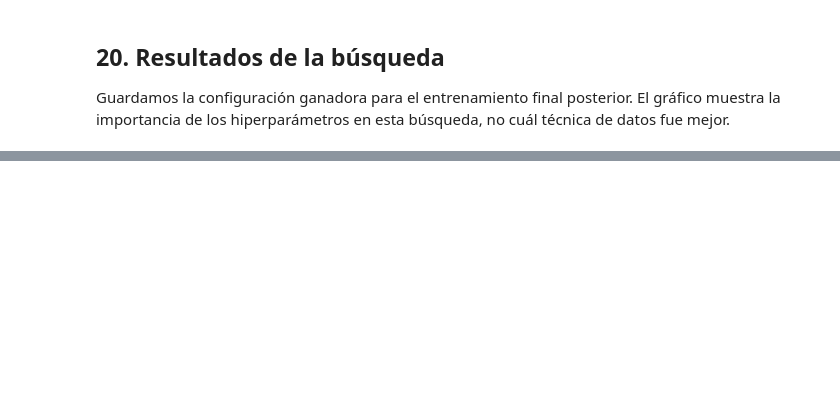
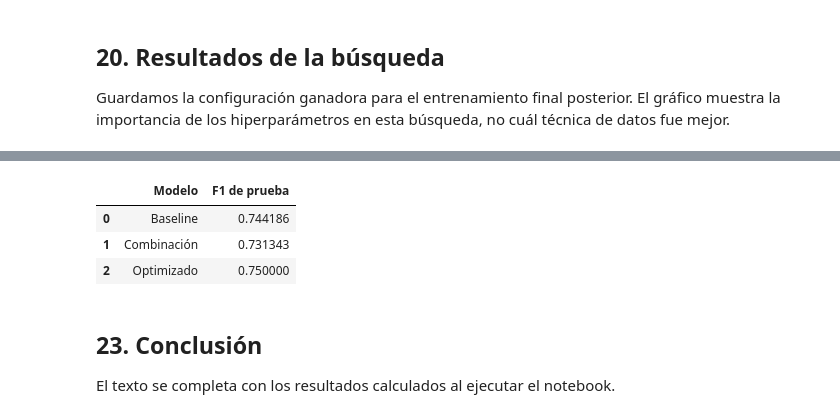
Before and after one commit to memo124/Feature_Engineering_Seleccion_y_creacion_de_variables_predictoras, a Jupyter notebook: main.ipynb, the cells around one changed output, grey strips where cells are left out. Drawn from its saved outputs; the diff is of its cells as text; code cells hidden in the pictures; blank space fills up the shorter version.

```diff
--- a/main.ipynb
+++ b/main.ipynb
@@ -447,0 +629,11 @@ print("Parámetro con mayor importancia calculada:", most_important_param)
+# %%
+# Cada modelo tiene su propio codificador y sus propias copias.
+final_combined_train = X_final_features.copy()
+final_combined_test = X_test_features.copy()
+final_combined_encoder = TargetEncoder(target_type="binary", random_state=42)
+final_combined_train["Ticket_encoded"] = final_combined_encoder.fit_transform(final_tickets, y_final).ravel()
+final_combined_test["Ticket_encoded"] = final_combined_encoder.transform(test_tickets).ravel()
+
+final_combined = clone(combined_model)
+
+final_combined.fit(final_combined_train, y_final)
@@ -447,0 +656,17 @@ print("Parámetro con mayor importancia calculada:", most_important_param)
+# %%
+# Cada modelo tiene su propio codificador y sus propias copias.
+final_optimized_train = X_final_features.copy()
+final_optimized_test = X_test_features.copy()
+final_optimized_encoder = TargetEncoder(target_type="binary", random_state=42)
+final_optimized_train["Ticket_encoded"] = final_optimized_encoder.fit_transform(final_tickets, y_final).ravel()
+final_optimized_test["Ticket_encoded"] = final_optimized_encoder.transform(test_tickets).ravel()
+
+final_optimized = clone(combined_model)
+
+final_optimized.set_params(
+    classifier__n_estimators=final_params["n_estimators"],
+    classifier__max_depth=final_params["max_depth"],
+    classifier__min_samples_split=final_params["min_samples_split"],
+)
+
+final_optimized.fit(final_optimized_train, y_final)
@@ -447,0 +695,23 @@ print("Parámetro con mayor importancia calculada:", most_important_param)
+# %%
+final_baseline_predictions = final_baseline.predict(X_test)
+final_combined_predictions = final_combined.predict(final_combined_test)
+final_optimized_predictions = final_optimized.predict(final_optimized_test)
+
+final_baseline_f1 = f1_score(y_test, final_baseline_predictions)
+final_combined_f1 = f1_score(y_test, final_combined_predictions)
+final_optimized_f1 = f1_score(y_test, final_optimized_predictions)
+
+final_results = pd.DataFrame({
+    "Modelo": ["Baseline", "Combinación", "Optimizado"],
+    "F1 de prueba": [final_baseline_f1, final_combined_f1, final_optimized_f1],
+})
+display(final_results)
+# %% [output]
+|  | Modelo | F1 de prueba |
+| 0 | Baseline | 0.744186 |
+| 1 | Combinación | 0.731343 |
+| 2 | Optimizado | 0.750000 |
+# %% [markdown]
+## 23. Conclusión
+
+El texto se completa con los resultados calculados al ejecutar el notebook.
```
Also changed, not shown: parts of 23 cells of this notebook, 1 other file.
